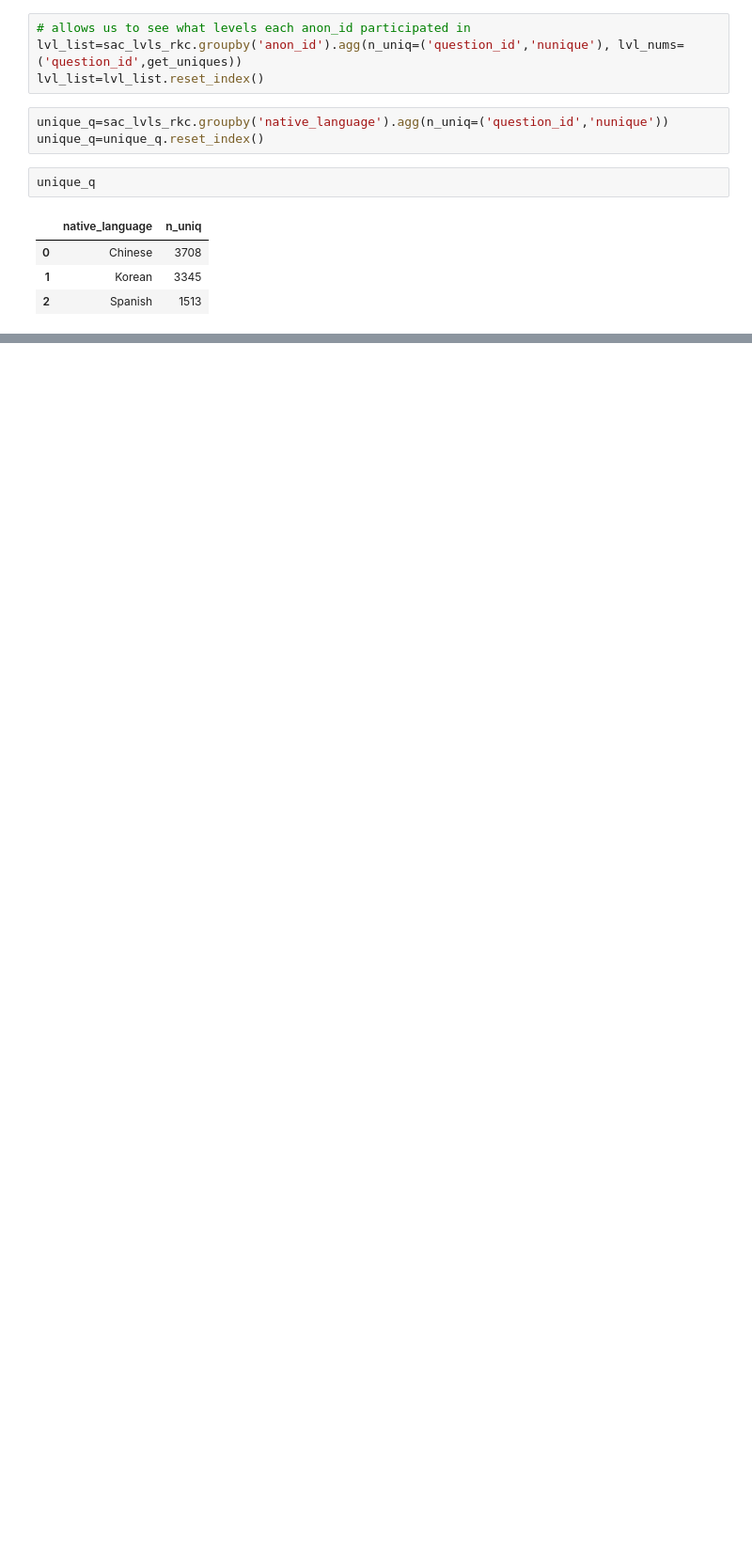
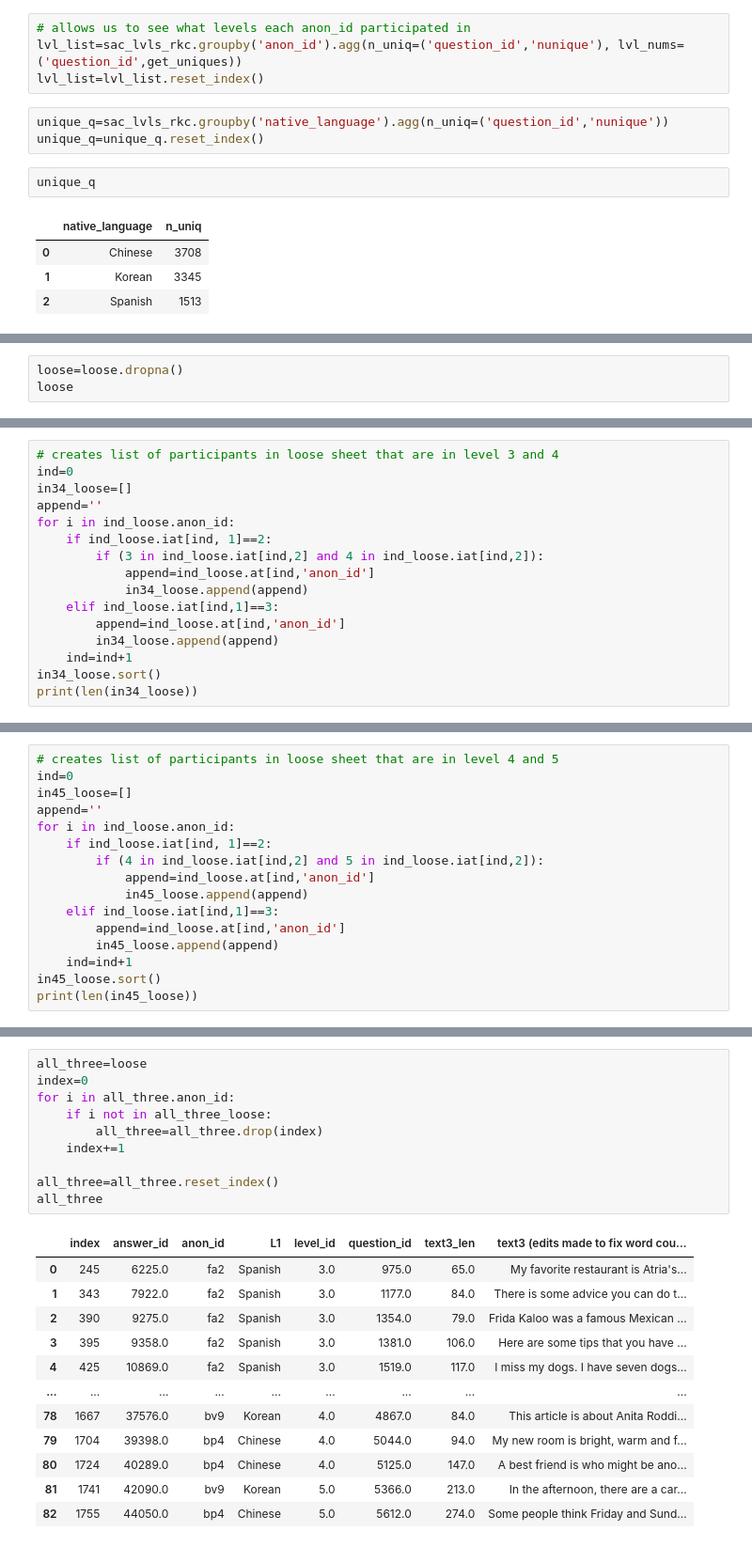
Before and after one commit to mencer456/LRDC-Research, a Jupyter notebook: SlideStats.ipynb, the cells around one changed output, grey strips where cells are left out. Shown at 94% size. Saved outputs shown, nothing was run; the diff lists cells and outputs as text; blank space fills up the shorter version.

```diff
--- a/SlideStats.ipynb
+++ b/SlideStats.ipynb
@@ -98,0 +261,3 @@ unique_q
+# %%
+loose=loose.dropna()
+loose
@@ -98,0 +318,16 @@ unique_q
+# %%
+# creates list of participants in loose sheet that are in level 3 and 4
+ind=0
+in34_loose=[]
+append=''
+for i in ind_loose.anon_id:
+    if ind_loose.iat[ind, 1]==2:
+        if (3 in ind_loose.iat[ind,2] and 4 in ind_loose.iat[ind,2]):
+            append=ind_loose.at[ind,'anon_id']
+            in34_loose.append(append)
+    elif ind_loose.iat[ind,1]==3:
+        append=ind_loose.at[ind,'anon_id']
+        in34_loose.append(append)
+    ind=ind+1
+in34_loose.sort()
+print(len(in34_loose))
@@ -98,0 +336,16 @@ unique_q
+# %%
+# creates list of participants in loose sheet that are in level 4 and 5
+ind=0
+in45_loose=[]
+append=''
+for i in ind_loose.anon_id:
+    if ind_loose.iat[ind, 1]==2:
+        if (4 in ind_loose.iat[ind,2] and 5 in ind_loose.iat[ind,2]):
+            append=ind_loose.at[ind,'anon_id']
+            in45_loose.append(append)
+    elif ind_loose.iat[ind,1]==3:
+        append=ind_loose.at[ind,'anon_id']
+        in45_loose.append(append)
+    ind=ind+1
+in45_loose.sort()
+print(len(in45_loose))
@@ -98,0 +360,23 @@ unique_q
+# %%
+all_three=loose
+index=0
+for i in all_three.anon_id:
+    if i not in all_three_loose:
+        all_three=all_three.drop(index)
+    index+=1
+
+all_three=all_three.reset_index()
+all_three
+# %% [output]
+|  | index | answer_id | anon_id | L1 | level_id | question_id | text3_len | text3 (edits made to fix word cou... |
+| 0 | 245 | 6225.0 | fa2 | Spanish | 3.0 | 975.0 | 65.0 | My favorite restaurant is Atria's... |
+| 1 | 343 | 7922.0 | fa2 | Spanish | 3.0 | 1177.0 | 84.0 | There is some advice you can do t... |
+| 2 | 390 | 9275.0 | fa2 | Spanish | 3.0 | 1354.0 | 79.0 | Frida Kaloo was a famous Mexican ... |
+| 3 | 395 | 9358.0 | fa2 | Spanish | 3.0 | 1381.0 | 106.0 | Here are some tips that you have ... |
+| 4 | 425 | 10869.0 | fa2 | Spanish | 3.0 | 1519.0 | 117.0 | I miss my dogs. I have seven dogs... |
+| ... | ... | ... | ... | ... | ... | ... | ... | ... |
+| 78 | 1667 | 37576.0 | bv9 | Korean | 4.0 | 4867.0 | 84.0 | This article is about Anita Roddi... |
+| 79 | 1704 | 39398.0 | bp4 | Chinese | 4.0 | 5044.0 | 94.0 | My new room is bright, warm and f... |
+| 80 | 1724 | 40289.0 | bp4 | Chinese | 4.0 | 5125.0 | 147.0 | A best friend is who might be ano... |
+| 81 | 1741 | 42090.0 | bv9 | Korean | 5.0 | 5366.0 | 213.0 | In the afternoon, there are a car... |
+| 82 | 1755 | 44050.0 | bp4 | Chinese | 5.0 | 5612.0 | 274.0 | Some people think Friday and Sund... |
```
Also changed, not shown: parts of 31 cells of this notebook.
